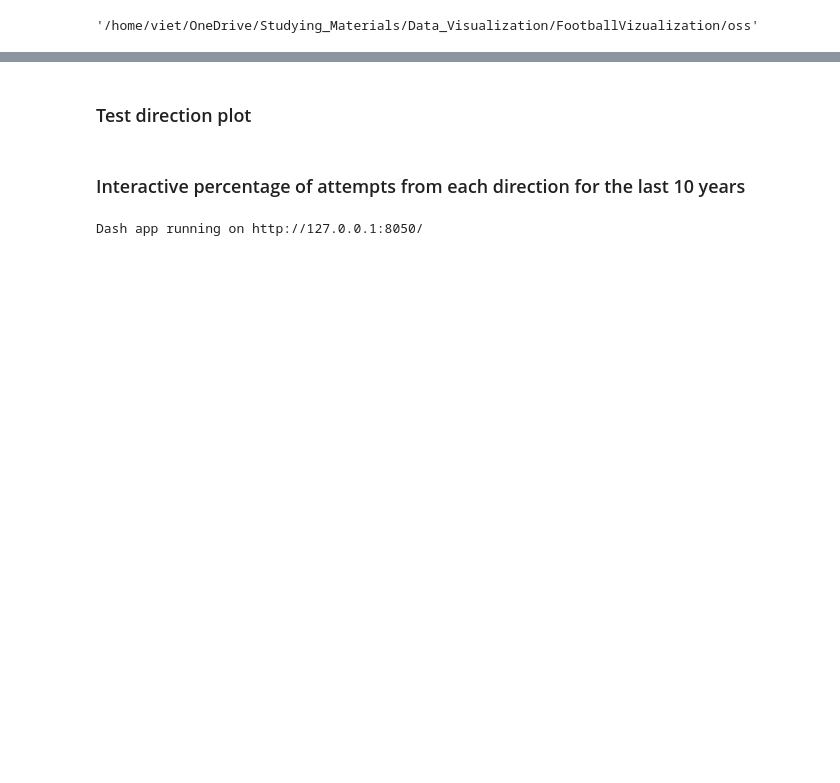
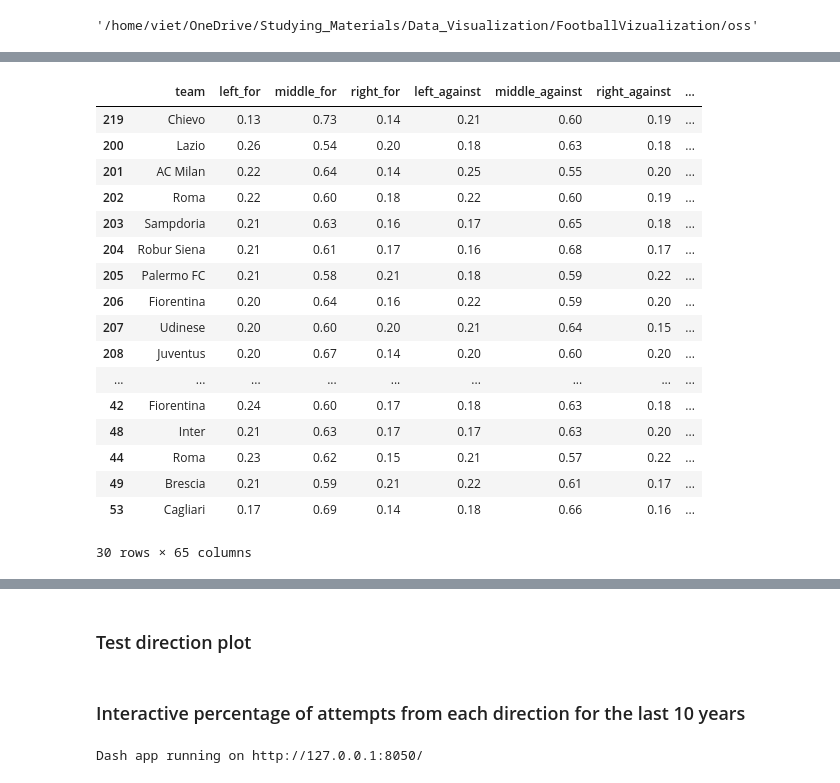
Before and after one commit to scinerd68/FootballVizualization, a Jupyter notebook: oss/anal.ipynb, the cells around one changed output, grey strips where cells are left out. Drawn from its saved outputs; the diff is of its cells as text; code cells hidden in the pictures; blank space fills up the shorter version.

Commit message:
load all data into a single dataframe

```diff
--- a/oss/anal.ipynb
+++ b/oss/anal.ipynb
@@ -68,0 +132,21 @@ def gather_season(league, mode):
+# %%
+gather_all_seasons("SerieA").head(30)
+# %% [output]
+|  | team | left_for | middle_for | right_for | left_against | middle_against | right_against | ... |
+| 219 | Chievo | 0.13 | 0.73 | 0.14 | 0.21 | 0.60 | 0.19 | ... |
+| 200 | Lazio | 0.26 | 0.54 | 0.20 | 0.18 | 0.63 | 0.18 | ... |
+| 201 | AC Milan | 0.22 | 0.64 | 0.14 | 0.25 | 0.55 | 0.20 | ... |
+| 202 | Roma | 0.22 | 0.60 | 0.18 | 0.22 | 0.60 | 0.19 | ... |
+| 203 | Sampdoria | 0.21 | 0.63 | 0.16 | 0.17 | 0.65 | 0.18 | ... |
+| 204 | Robur Siena | 0.21 | 0.61 | 0.17 | 0.16 | 0.68 | 0.17 | ... |
+| 205 | Palermo FC | 0.21 | 0.58 | 0.21 | 0.18 | 0.59 | 0.22 | ... |
+| 206 | Fiorentina | 0.20 | 0.64 | 0.16 | 0.22 | 0.59 | 0.20 | ... |
+| 207 | Udinese | 0.20 | 0.60 | 0.20 | 0.21 | 0.64 | 0.15 | ... |
+| 208 | Juventus | 0.20 | 0.67 | 0.14 | 0.20 | 0.60 | 0.20 | ... |
+| ... | ... | ... | ... | ... | ... | ... | ... | ... |
+| 42 | Fiorentina | 0.24 | 0.60 | 0.17 | 0.18 | 0.63 | 0.18 | ... |
+| 48 | Inter | 0.21 | 0.63 | 0.17 | 0.17 | 0.63 | 0.20 | ... |
+| 44 | Roma | 0.23 | 0.62 | 0.15 | 0.21 | 0.57 | 0.22 | ... |
+| 49 | Brescia | 0.21 | 0.59 | 0.21 | 0.22 | 0.61 | 0.17 | ... |
+| 53 | Cagliari | 0.17 | 0.69 | 0.14 | 0.18 | 0.66 | 0.16 | ... |
+30 rows × 65 columns
```
Also changed, not shown: parts of 11 cells of this notebook.
